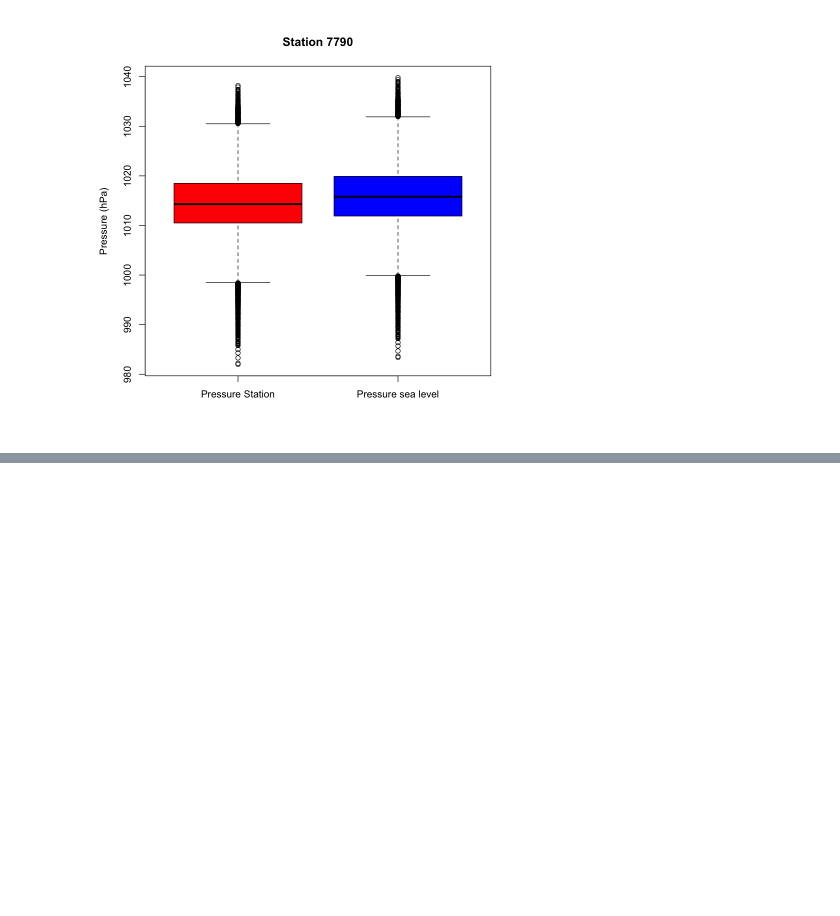
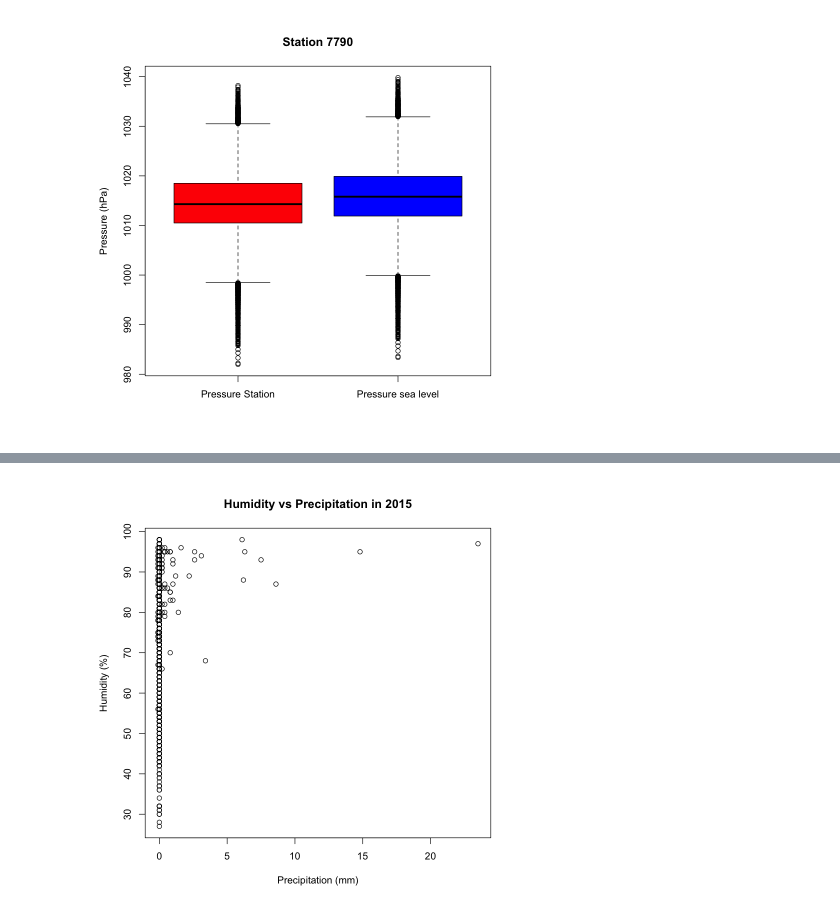
Before and after one commit to AugustinGrunewald/Statistics_Meteo, a Jupyter notebook: main.ipynb, the cells around one changed output, grey strips where cells are left out. Saved outputs shown, nothing was run; the diff lists cells and outputs as text; code cells hidden in the pictures; blank space fills up the shorter version.

```diff
--- a/main.ipynb
+++ b/main.ipynb
@@ -207,0 +275,12 @@ boxplot(pressure_data_7790$Pression.station/100,
+# %%
+# Only the year 2015
+precipitation_data_7790_2015 <- precipitation_data_7790[format(precipitation_data_7790$DateTime, "%Y") == 2015,] # Keeping only the date with the year 2015
+
+par(bg = "white")
+plot(precipitation_data_7790_2015$Précipitations.dans.la.dernière.heure,
+    precipitation_data_7790_2015$Humidité,
+    xlab = "Precipitation (mm)",
+    ylab = "Humidity (%)",
+    main = "Humidity vs Precipitation in 2015")
+# %% [output]
+[figure, added]
```
Also changed, not shown: parts of 11 cells of this notebook.
